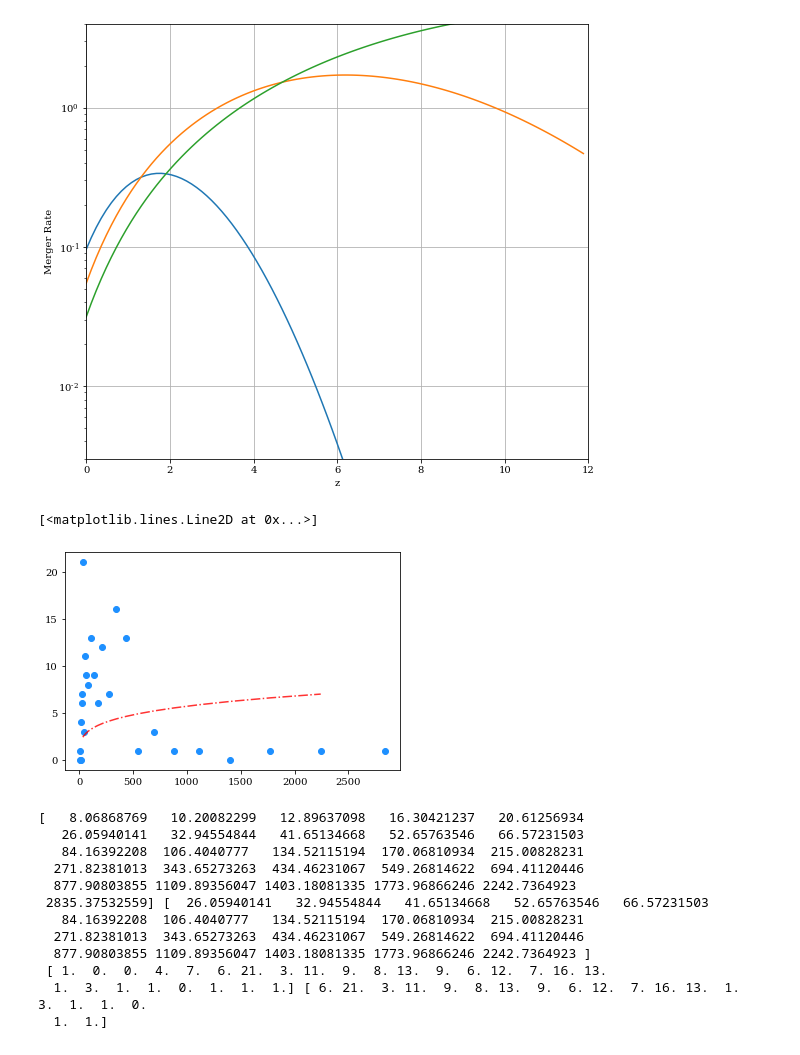
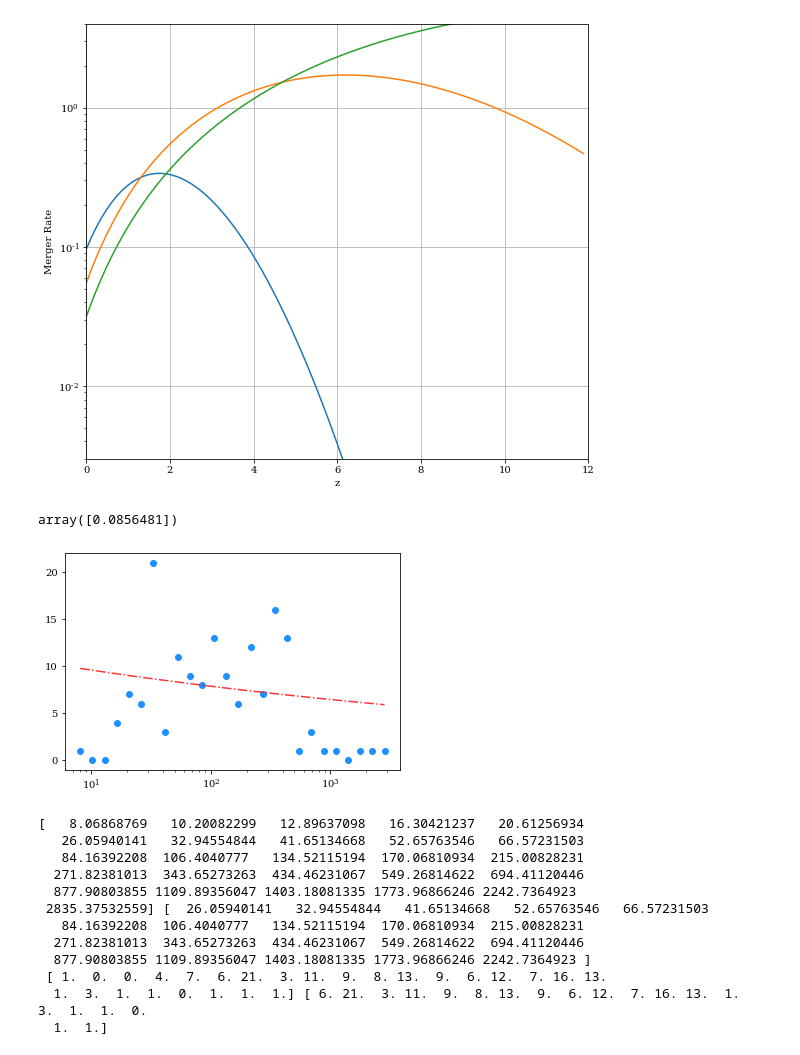
Before and after one commit to antoninvapa/Masters-Project, a Jupyter notebook: PopIII_IMF_fit.ipynb, the cells around one changed output. Cells and saved outputs as stored; diff of their text form; code cells hidden in the pictures.

```diff
--- a/PopIII_IMF_fit.ipynb
+++ b/PopIII_IMF_fit.ipynb
@@ -115,20 +115,21 @@ def DataStack(DataSets, bins_limit, Nbins):
 
     return bins_center, y_stacked
 # %%
-def PowerLaw(m, a_MF):
-    return m**(-a_MF)
+def PowerLaw(x, a_MF):
+    return 1/(a_MF)*x**(-a_MF)
 # %%
 Hirano_x, Hirano_y = DataStack(Hirano, Bins_limit, 26)
 # %%
-popt, pcov = scipy.optimize.curve_fit(PowerLaw, Hirano_x[6:-1], Hirano_y[6:-1], bounds=(-2, 0.5))
-binfit=PowerLaw(Hirano_x, *popt)
+popt, pcov = scipy.optimize.curve_fit(PowerLaw, Hirano_x[6:-1], Hirano_y[6:-1], bounds=(0, 0.5))
+binfit = PowerLaw(Hirano_x, *popt)
 # %%
 plt.scatter(Hirano_x, Hirano_y, color='dodgerblue')
-plt.plot(Hirano_x[6:-1], binfit[6:-1], 'r-.', alpha=0.8)
-# plt.xscale('log')
+plt.plot(Hirano_x, binfit, 'r-.', alpha=0.8)
+plt.xscale('log')
+popt
 # %% [output]
-[<matplotlib.lines.Line2D at 0x...>]
+array([0.0856481])
-[figure, old version]
+[figure, new version]
 # %%
 print(Hirano_x, Hirano_x[5:-1], '\n', Hirano_y, Hirano_y[5:-1])
 # %% [output]
```
Also changed, not shown: parts of 3 cells of this notebook.
